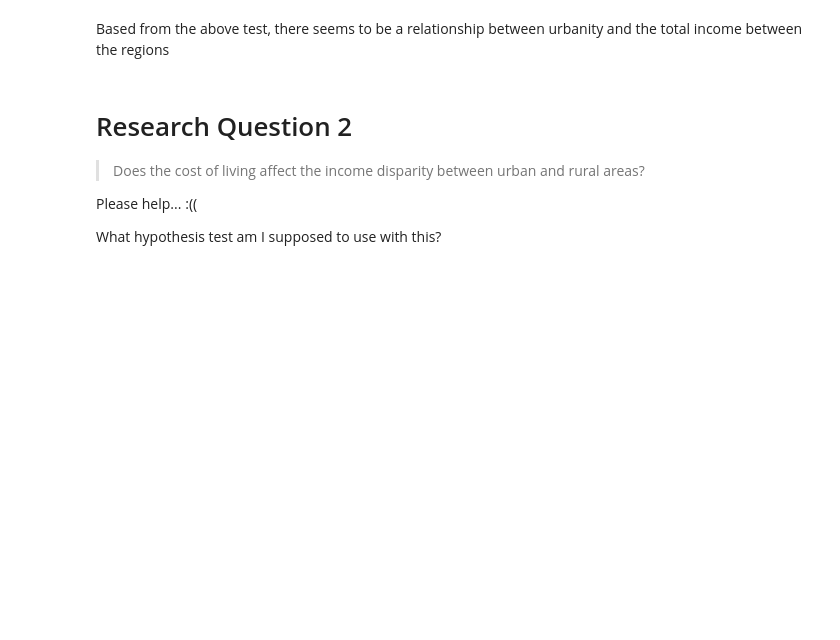
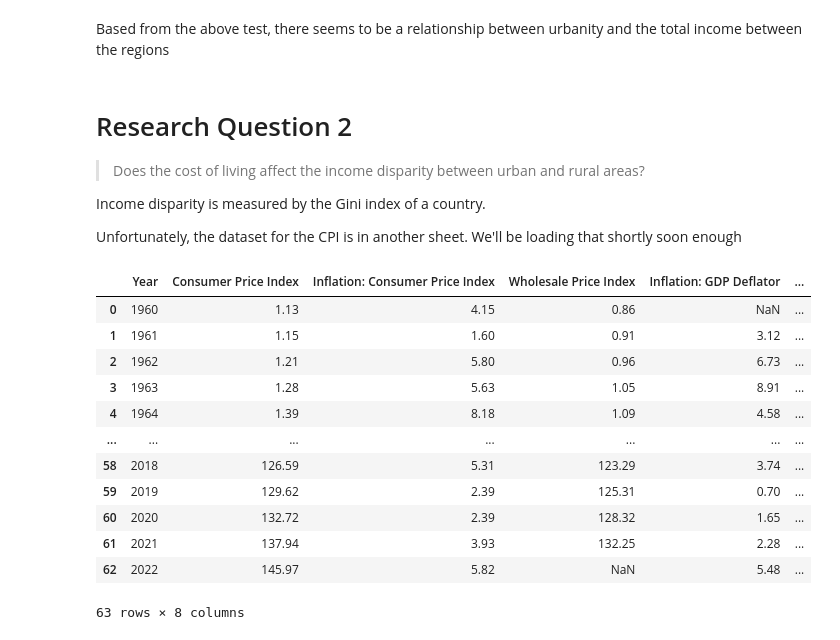
Before and after one commit to NikYT05/cs-132-project, a Jupyter notebook: hypothesis-testing/Hypothesis Testing.ipynb, the cells around one changed output. Cells and saved outputs as stored; diff of their text form; code cells hidden in the pictures; blank space fills up the shorter version.

```diff
--- a/hypothesis-testing/Hypothesis Testing.ipynb
+++ b/hypothesis-testing/Hypothesis Testing.ipynb
@@ -111,6 +112,23 @@ Based from the above test, there seems to be a relationship between urbanity and
 # Research Question 2
 > Does the cost of living affect the income disparity between urban and rural areas?
 
-Please help... :((
+Income disparity is measured by the Gini index of a country.
 
-What hypothesis test am I supposed to use with this?
+Unfortunately, the dataset for the CPI is in another sheet. We'll be loading that shortly soon enough
+# %%
+CPI_dset = pd.read_csv('./[CS 132] WFY Autumn - Dataset - Consumer Price Index.csv', low_memory=False, on_bad_lines='skip')
+CPI_dset
+# %% [output]
+|  | Year | Consumer Price Index | Inflation: Consumer Price Index | Wholesale Price Index | Inflation: GDP Deflator | ... |
+| 0 | 1960 | 1.13 | 4.15 | 0.86 | NaN | ... |
+| 1 | 1961 | 1.15 | 1.60 | 0.91 | 3.12 | ... |
+| 2 | 1962 | 1.21 | 5.80 | 0.96 | 6.73 | ... |
+| 3 | 1963 | 1.28 | 5.63 | 1.05 | 8.91 | ... |
+| 4 | 1964 | 1.39 | 8.18 | 1.09 | 4.58 | ... |
+| ... | ... | ... | ... | ... | ... | ... |
+| 58 | 2018 | 126.59 | 5.31 | 123.29 | 3.74 | ... |
+| 59 | 2019 | 129.62 | 2.39 | 125.31 | 0.70 | ... |
+| 60 | 2020 | 132.72 | 2.39 | 128.32 | 1.65 | ... |
+| 61 | 2021 | 137.94 | 3.93 | 132.25 | 2.28 | ... |
+| 62 | 2022 | 145.97 | 5.82 | NaN | 5.48 | ... |
+63 rows × 8 columns
```
Also changed, not shown: parts of 12 cells of this notebook, 1 other file.
